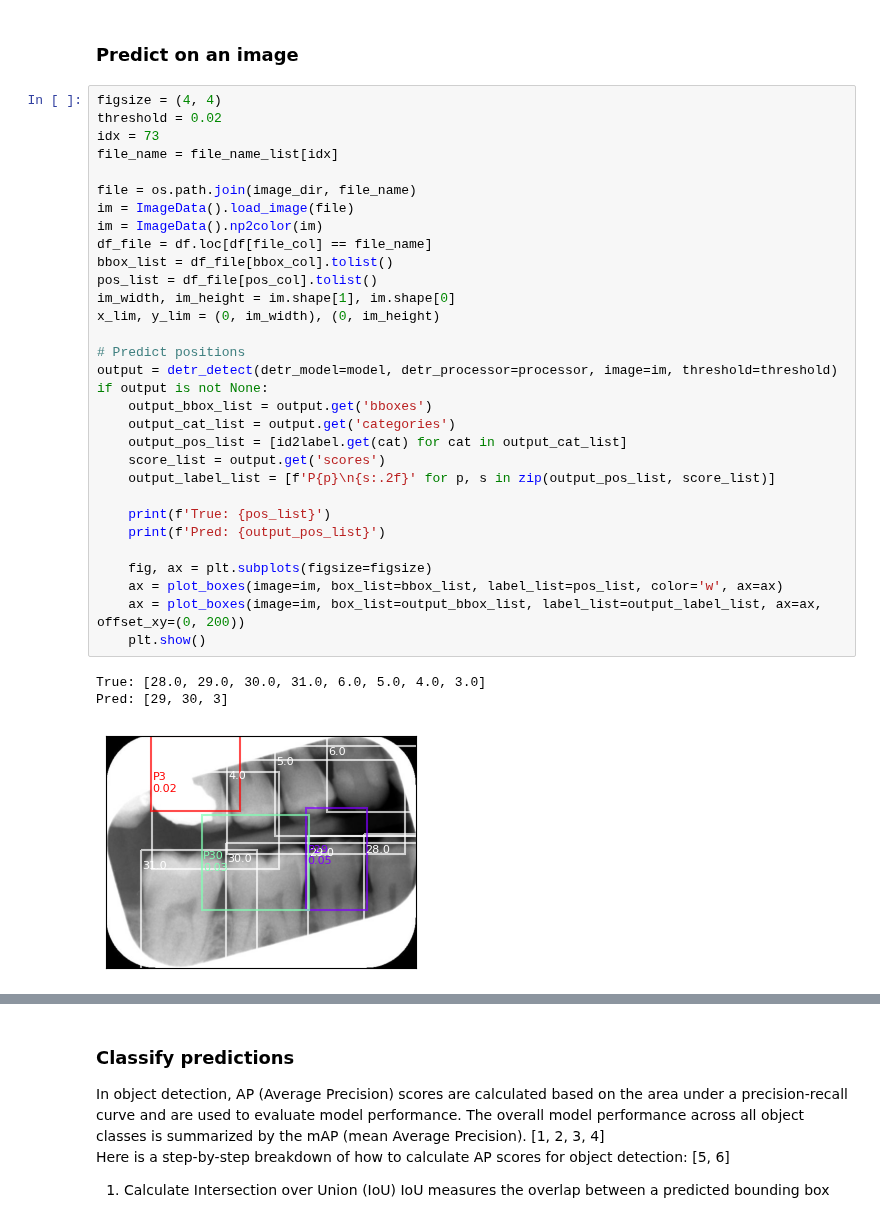
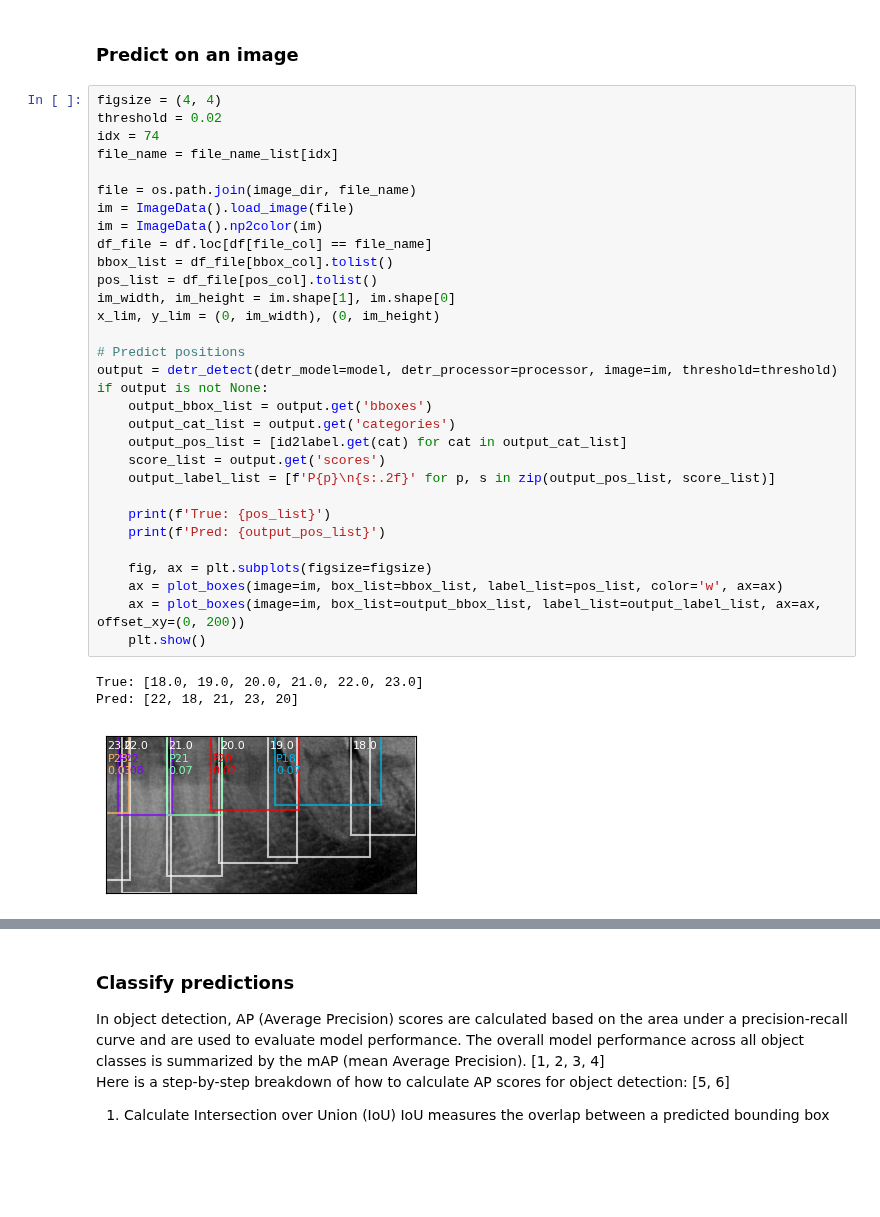
Before and after one commit to awerdich/computervision, a Jupyter notebook: notebooks/detection/10_performance_classes.ipynb, the cells around one changed output, grey strips where cells are left out. Saved outputs shown, nothing was run; the diff lists cells and outputs as text; blank space fills up the shorter version.

```diff
--- a/notebooks/detection/10_performance_classes.ipynb
+++ b/notebooks/detection/10_performance_classes.ipynb
@@ -205,38 +223,38 @@ dict_keys(['model_info', 'id2label', 'training_args', 'processor_params', 'bbox_
 # %%
 figsize = (4, 4)
 threshold = 0.02
-idx = 73
+idx = 74
 file_name = file_name_list[idx]
 
 file = os.path.join(image_dir, file_name)
 im = ImageData().load_image(file)
 im = ImageData().np2color(im)
 df_file = df.loc[df[file_col] == file_name]
 bbox_list = df_file[bbox_col].tolist()
 pos_list = df_file[pos_col].tolist()
 im_width, im_height = im.shape[1], im.shape[0]
 x_lim, y_lim = (0, im_width), (0, im_height)
 
 # Predict positions
 output = detr_detect(detr_model=model, detr_processor=processor, image=im, threshold=threshold)
 if output is not None:
     output_bbox_list = output.get('bboxes')
     output_cat_list = output.get('categories')
     output_pos_list = [id2label.get(cat) for cat in output_cat_list]
     score_list = output.get('scores')
     output_label_list = [f'P{p}\n{s:.2f}' for p, s in zip(output_pos_list, score_list)]
 
     print(f'True: {pos_list}')
     print(f'Pred: {output_pos_list}')
 
     fig, ax = plt.subplots(figsize=figsize)
     ax = plot_boxes(image=im, box_list=bbox_list, label_list=pos_list, color='w', ax=ax)
     ax = plot_boxes(image=im, box_list=output_bbox_list, label_list=output_label_list, ax=ax, offset_xy=(0, 200))
     plt.show()
 # %% [output]
-True: [28.0, 29.0, 30.0, 31.0, 6.0, 5.0, 4.0, 3.0]
-Pred: [29, 30, 3]
+True: [18.0, 19.0, 20.0, 21.0, 22.0, 23.0]
+Pred: [22, 18, 21, 23, 20]
-[figure, old version]
+[figure, new version]
 # %%
 # Let's pick one ground truth and one predicted position
 # So we can calculate the iou
```
Also changed, not shown: parts of 3 cells of this notebook.
